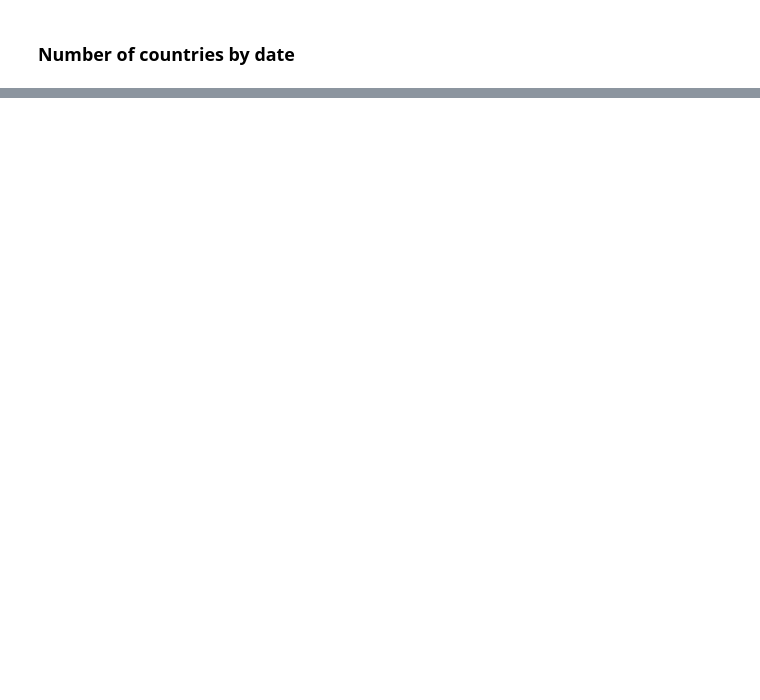
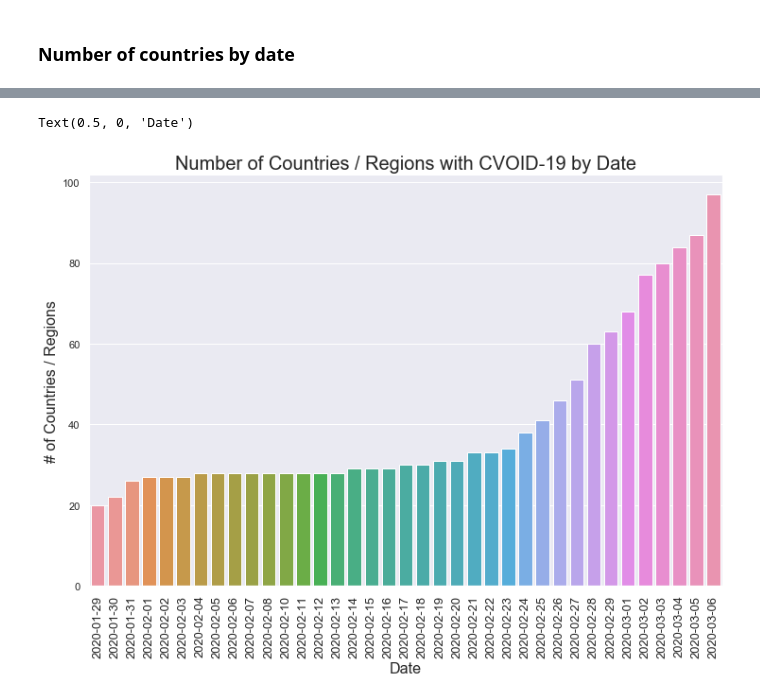
Before and after one commit to Landstein/corona_virus_analysis, a Jupyter notebook: Countries by date.ipynb, the cells around one changed output, grey strips where cells are left out. Drawn from its saved outputs; the diff is of its cells as text; code cells hidden in the pictures; blank space fills up the shorter version.

```diff
--- a/Countries by date.ipynb
+++ b/Countries by date.ipynb
@@ -45,0 +46,11 @@ df.groupby(df['date'].dt.date).size().plot()
+# %%
+# sns.set(rc={'figure.figsize':(11.7,8.27)})
+plt.figure(figsize=(12,8))
+sns.countplot(x=df['date'].dt.date, data=df.reset_index())
+plt.xticks(rotation=90, fontsize=13)
+plt.title('Number of Countries / Regions with CVOID-19 by Date', fontsize=20)
+plt.ylabel('# of Countries / Regions', fontsize=16)
+plt.xlabel('Date', fontsize=16)
+# %% [output]
+Text(0.5, 0, 'Date')
+[figure, added]
```
Also changed, not shown: parts of 8 cells of this notebook.
